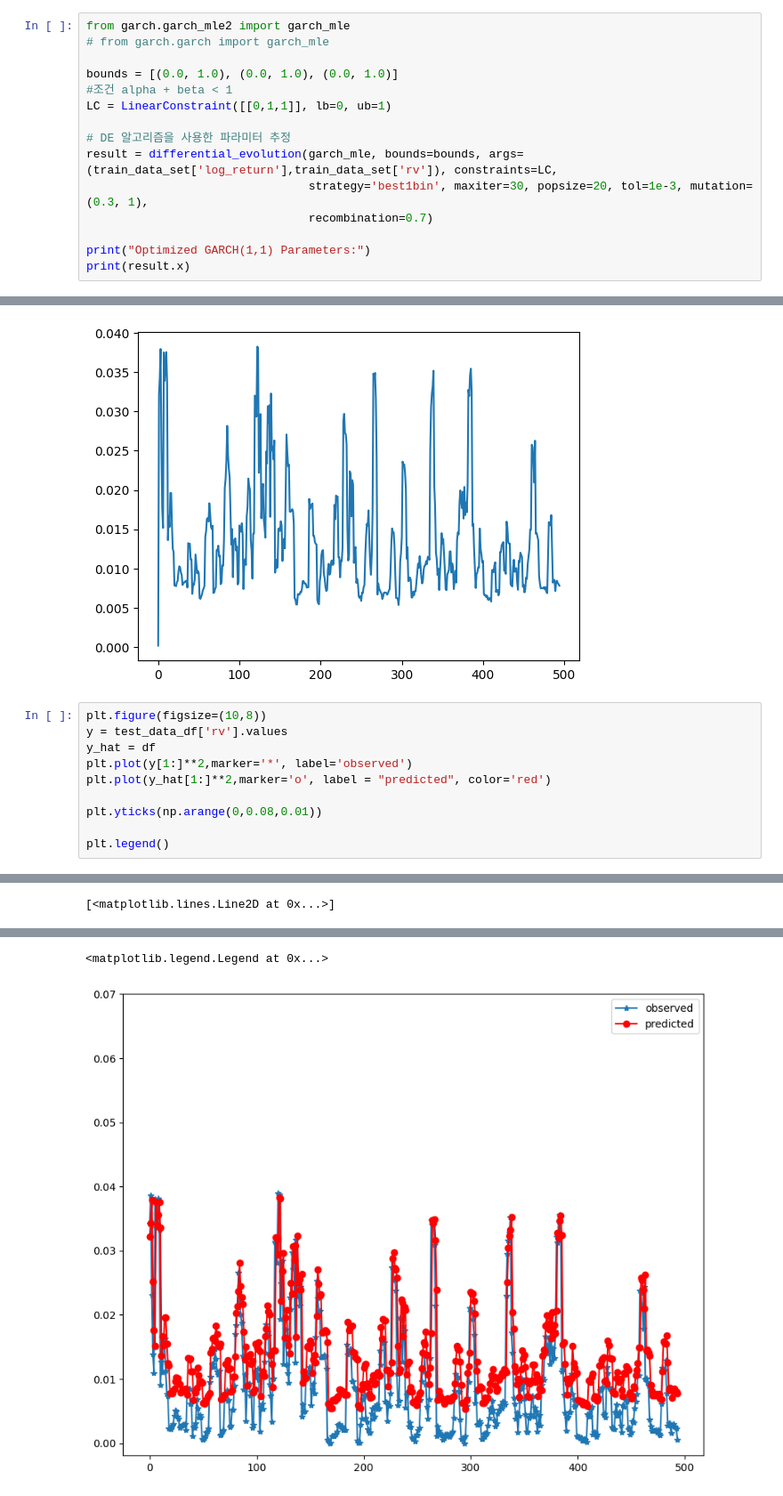
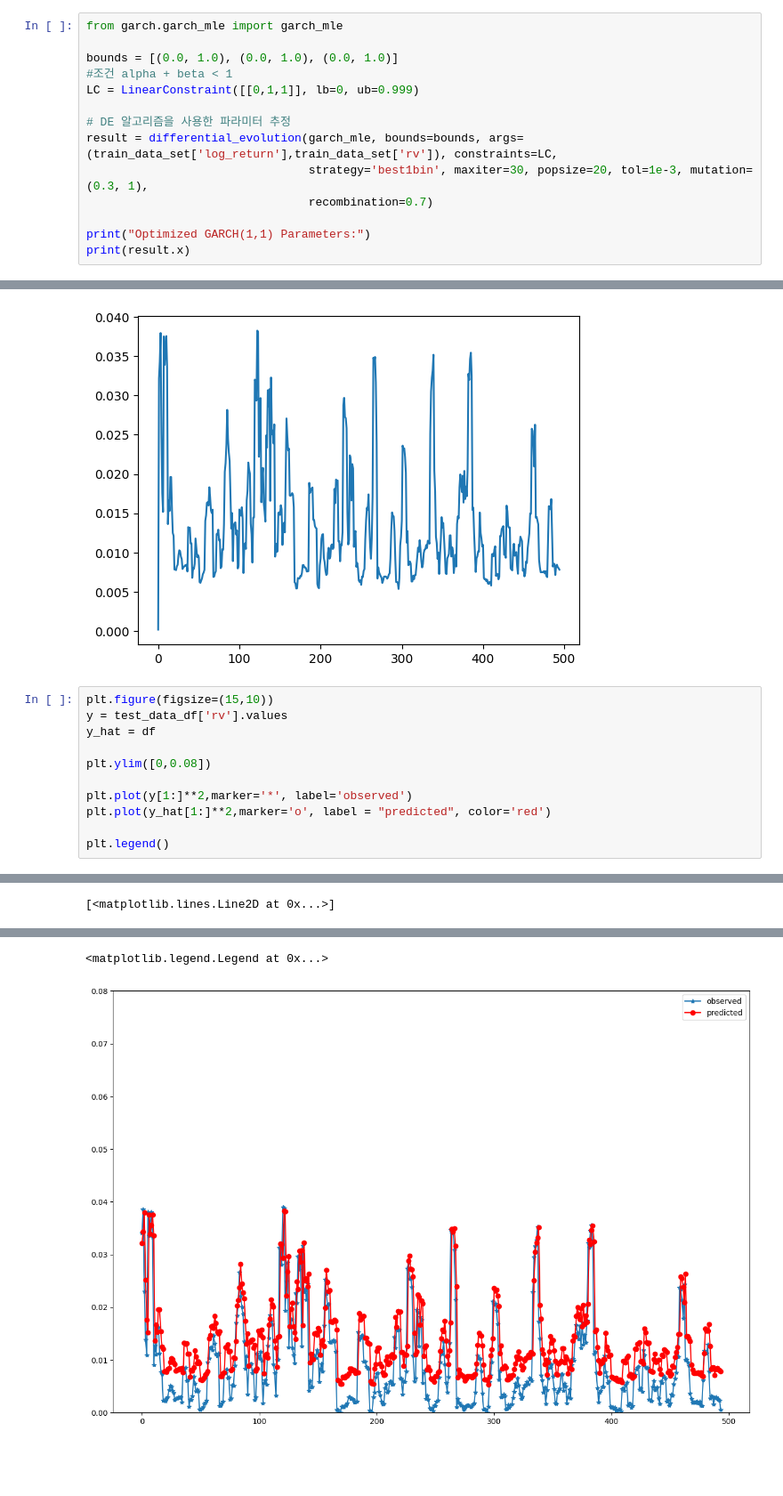
Before and after one commit to easyDong19/intern_project, a Jupyter notebook: garch/GSPC_garch_prediction.ipynb, the cells around one changed output, grey strips where cells are left out. Shown: that part at 89% size. Saved outputs shown, nothing was run; the diff lists cells and outputs as text; blank space fills up the shorter version.

```diff
--- a/garch/GSPC_garch_prediction.ipynb
+++ b/garch/GSPC_garch_prediction.ipynb
@@ -63,12 +63,11 @@ test_data_minmax = scaler_minmax.transform(test_data_set)
 train_data_df = pd.DataFrame(train_data_minmax, index=train_data_set.index,columns=train_data_set.columns)
 test_data_df = pd.DataFrame(test_data_minmax, index=test_data_set.index,columns=test_data_set.columns)
 # %%
-from garch.garch_mle2 import garch_mle
-# from garch.garch import garch_mle
+from garch.garch_mle import garch_mle
 
 bounds = [(0.0, 1.0), (0.0, 1.0), (0.0, 1.0)]
 #조건 alpha + beta < 1
-LC = LinearConstraint([[0,1,1]], lb=0, ub=1)
+LC = LinearConstraint([[0,1,1]], lb=0, ub=0.999)
 
 # DE 알고리즘을 사용한 파라미터 추정
 result = differential_evolution(garch_mle, bounds=bounds, args=(train_data_set['log_return'],train_data_set['rv']), constraints=LC,
@@ -127,13 +102,14 @@ MinMaxScaler()
 [<matplotlib.lines.Line2D at 0x...>]
 [figure]
 # %%
-plt.figure(figsize=(10,8))
+plt.figure(figsize=(15,10))
 y = test_data_df['rv'].values
 y_hat = df
+
+plt.ylim([0,0.08])
+
 plt.plot(y[1:]**2,marker='*', label='observed')
 plt.plot(y_hat[1:]**2,marker='o', label = "predicted", color='red')
 
-plt.yticks(np.arange(0,0.08,0.01))
-
 plt.legend()
 # %% [output]
@@ -159,2 +120,2 @@ plt.legend()
 <matplotlib.legend.Legend at 0x...>
-[figure, old version]
+[figure, new version]
```
Also changed, not shown: parts of 7 cells of this notebook, 17 other files.
